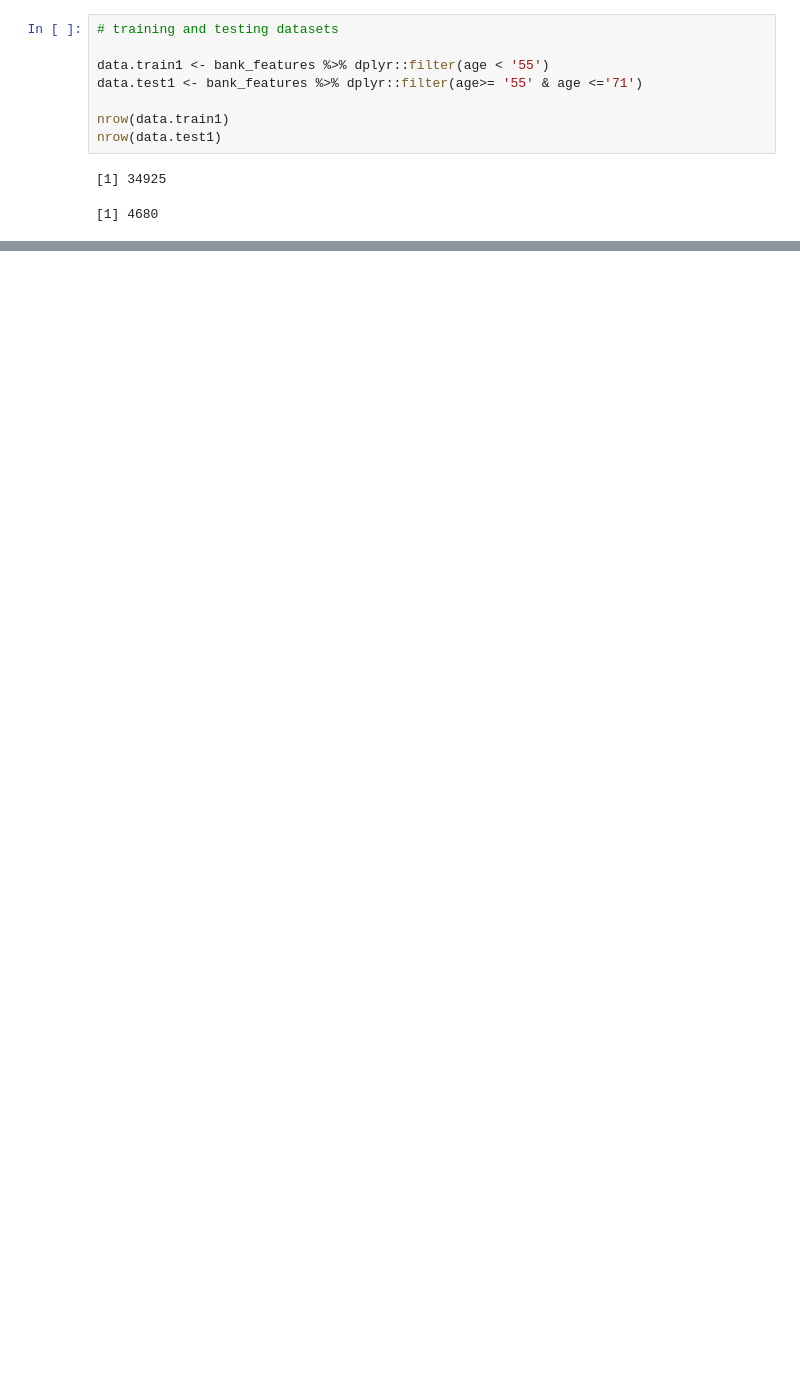
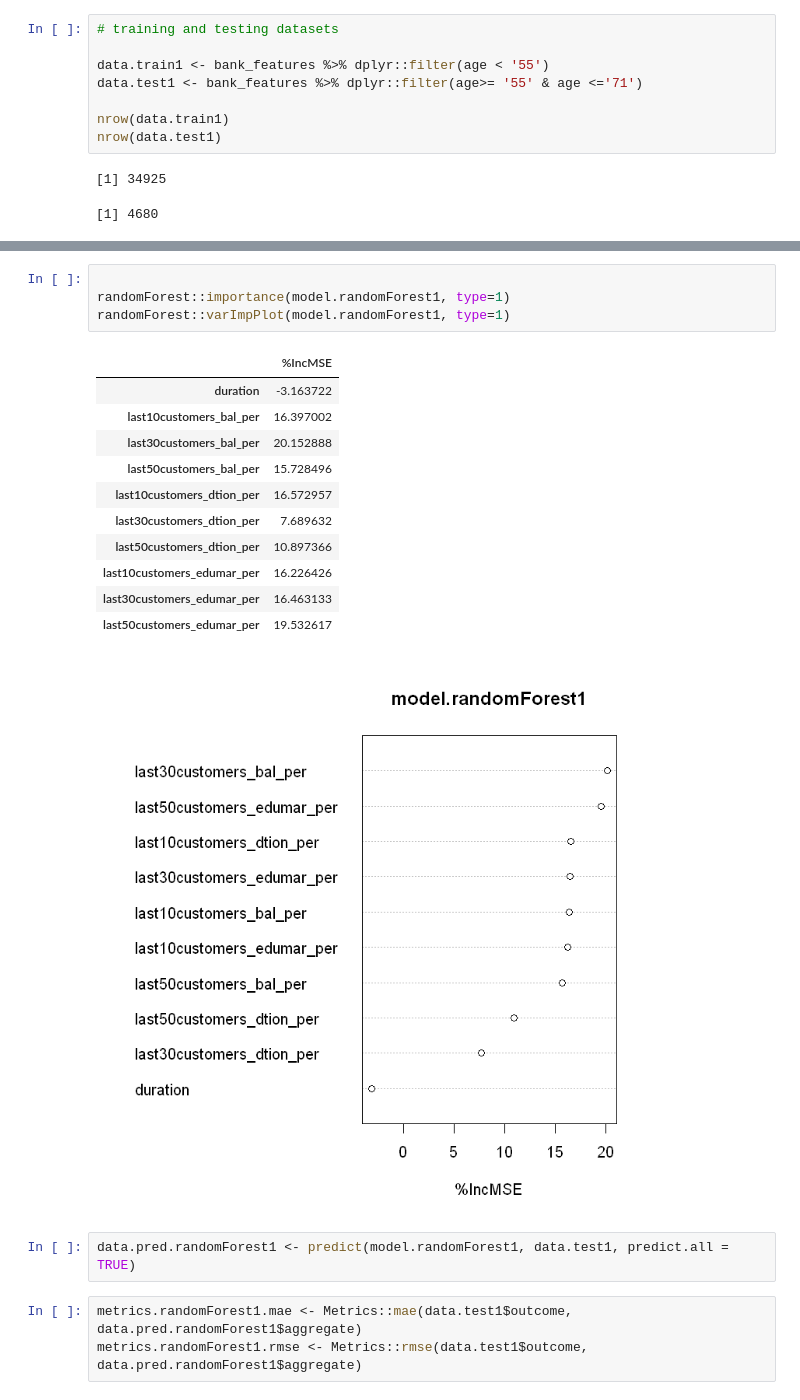
Before and after one commit to lauracarpaciu/Bank_Marketing, a Jupyter notebook: Marketing.ipynb, the cells around one changed output, grey strips where cells are left out. Cells and saved outputs as stored; diff of their text form; blank space fills up the shorter version.

```diff
--- a/Marketing.ipynb
+++ b/Marketing.ipynb
@@ -483,0 +495,22 @@ ERROR: Error in randomForest.default(m, y, ...): NA/NaN/Inf in foreign function
+# %%
+
+randomForest::importance(model.randomForest1, type=1)
+randomForest::varImpPlot(model.randomForest1, type=1)
+# %% [output]
+|  | %IncMSE |
+| duration | -3.163722 |
+| last10customers_bal_per | 16.397002 |
+| last30customers_bal_per | 20.152888 |
+| last50customers_bal_per | 15.728496 |
+| last10customers_dtion_per | 16.572957 |
+| last30customers_dtion_per | 7.689632 |
+| last50customers_dtion_per | 10.897366 |
+| last10customers_edumar_per | 16.226426 |
+| last30customers_edumar_per | 16.463133 |
+| last50customers_edumar_per | 19.532617 |
+[figure, added]
+# %%
+data.pred.randomForest1 <- predict(model.randomForest1, data.test1, predict.all = TRUE)
+# %%
+metrics.randomForest1.mae <- Metrics::mae(data.test1$outcome, data.pred.randomForest1$aggregate)
+metrics.randomForest1.rmse <- Metrics::rmse(data.test1$outcome, data.pred.randomForest1$aggregate)
```
Also changed, not shown: parts of 5 cells of this notebook, 1 other file.
